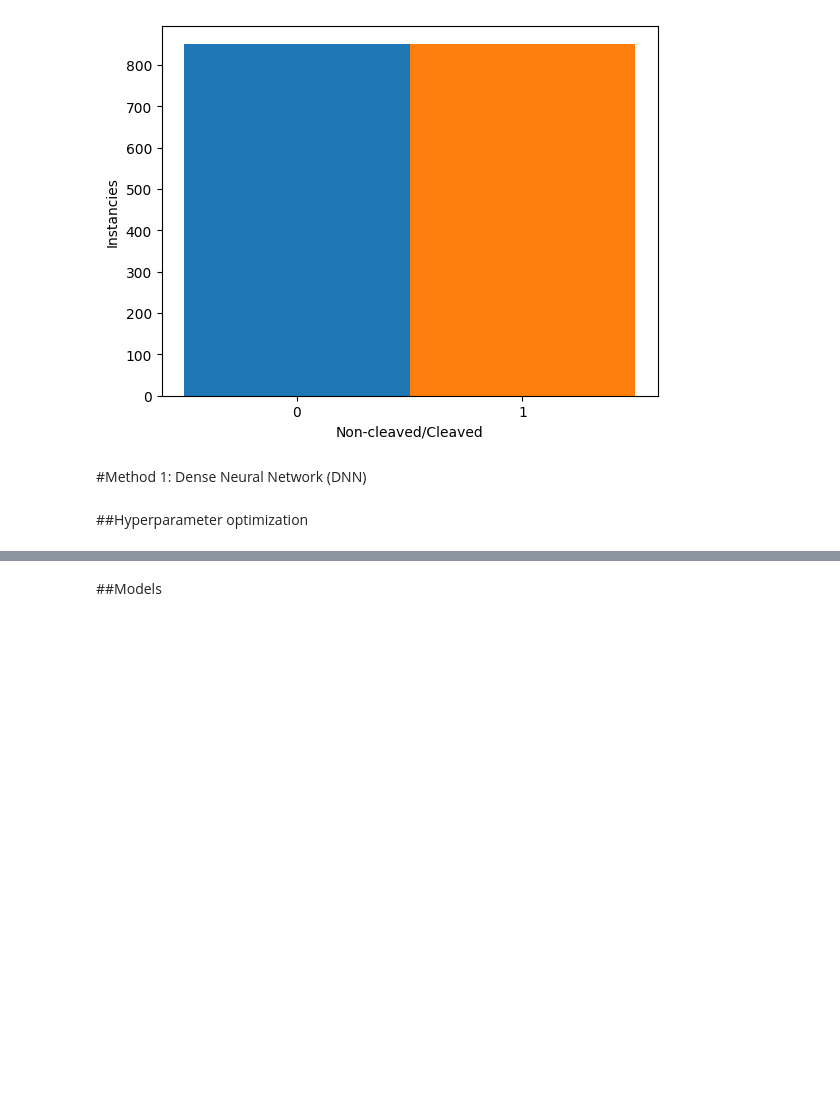
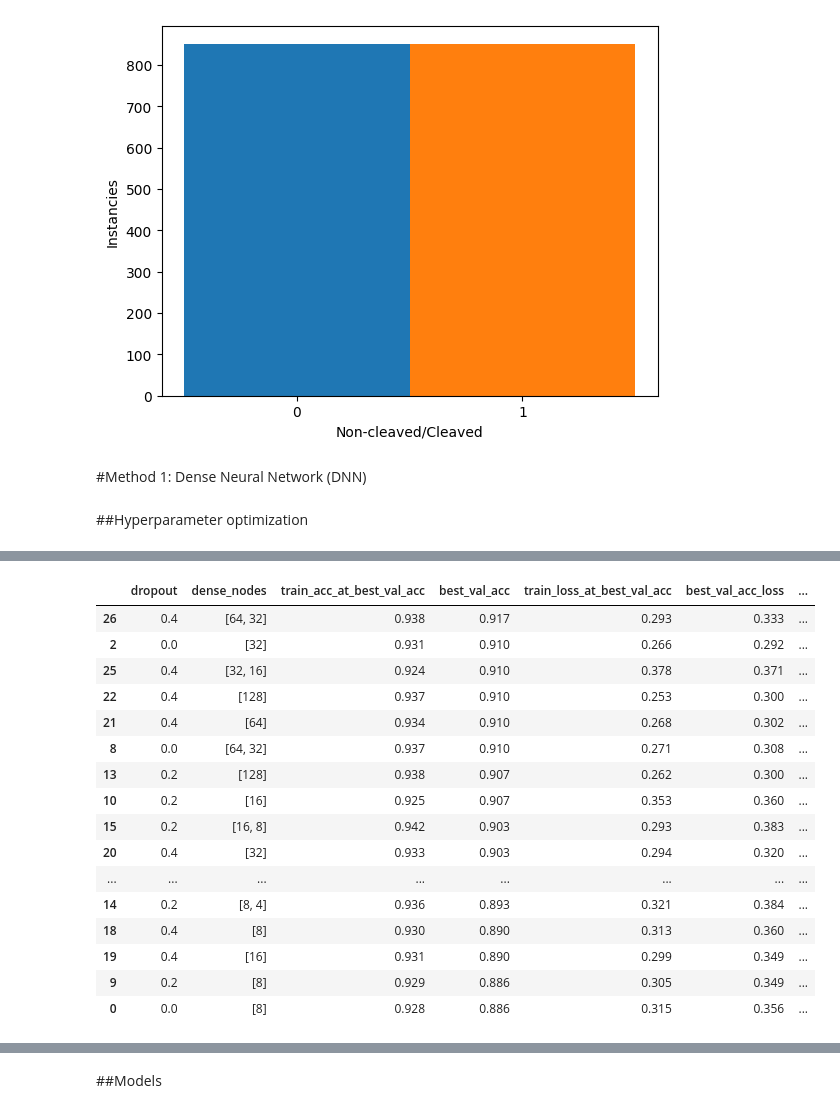
Before and after one commit to martinaturchini/HIV-1-cleavage-project, a Jupyter notebook: HIV_CLEAVAGE_project.ipynb, the cells around one changed output, grey strips where cells are left out. Saved outputs shown, nothing was run; the diff lists cells and outputs as text; code cells hidden in the pictures; blank space fills up the shorter version.

```diff
--- a/HIV_CLEAVAGE_project.ipynb
+++ b/HIV_CLEAVAGE_project.ipynb
@@ -197,3 +201,24 @@ y_train = equalized_train_df[equalized_train_df.columns[-1]].to_numpy()
 #Method 1: Dense Neural Network (DNN)
 # %% [markdown]
 ##Hyperparameter optimization
+# %%
+# The GridSearchCV method, from the Scikit-learn’s model selection package,
+# was used for the hyperparameter tuning.
+
+# define the grid search parameters
+param_space = {
+    'solver': ['lbfgs', 'sgd', 'adam'],
+    'alpha': [0.001, 0.01], #l2_lambda
+    'learning_rate_init': [0.001, 0.0001],
+    'batch_size' : [60, 64, 70],
+    'max_iter' : [30, 35, 40] #epochs
+}
+
+model = MLPClassifier(random_state=1, max_iter=100)
+
+grid_search = GridSearchCV(model, param_space, n_jobs=-1, cv=5)
+grid_search.fit(X_train, y_train)
+
+best_params = grid_search.best_params_
+print("Best hyperparameters", best_params)
+print("Best score", grid_search.best_score_)
@@ -318,15 +339,34 @@ Start run 78/243: Parameters: {'dropout': 0, 'l2_lambda': 0.01, 'learning_rate':
 # %%
 # Comparison between different combination to find the one which perform better.
 
 df_results = pd.DataFrame(search_results).sort_values(
     'best_val_acc', ascending=False)
 
 # removing the only one critical hyperparameter set
-df_results = df_results[df_results['train_acc_at_best_val_acc']>0.7]
-df_results = df_results[df_results['best_val_acc']>0.7]
+df_results = df_results[df_results['train_acc_at_best_val_acc']>0.8]
+df_results = df_results[df_results['best_val_acc']>0.8]
+df_results = df_results[df_results['best_val_epoch']>10]
 
 with pd.option_context('display.max_rows', None,
                        'display.max_columns', None,
                        'display.precision', 3,
                        ):
     display(df_results)
+# %% [output]
+|  | dropout | dense_nodes | train_acc_at_best_val_acc | best_val_acc | train_loss_at_best_val_acc | best_val_acc_loss | ... |
+| 26 | 0.4 | [64, 32] | 0.938 | 0.917 | 0.293 | 0.333 | ... |
+| 2 | 0.0 | [32] | 0.931 | 0.910 | 0.266 | 0.292 | ... |
+| 25 | 0.4 | [32, 16] | 0.924 | 0.910 | 0.378 | 0.371 | ... |
+| 22 | 0.4 | [128] | 0.937 | 0.910 | 0.253 | 0.300 | ... |
+| 21 | 0.4 | [64] | 0.934 | 0.910 | 0.268 | 0.302 | ... |
+| 8 | 0.0 | [64, 32] | 0.937 | 0.910 | 0.271 | 0.308 | ... |
+| 13 | 0.2 | [128] | 0.938 | 0.907 | 0.262 | 0.300 | ... |
+| 10 | 0.2 | [16] | 0.925 | 0.907 | 0.353 | 0.360 | ... |
+| 15 | 0.2 | [16, 8] | 0.942 | 0.903 | 0.293 | 0.383 | ... |
+| 20 | 0.4 | [32] | 0.933 | 0.903 | 0.294 | 0.320 | ... |
+| ... | ... | ... | ... | ... | ... | ... | ... |
+| 14 | 0.2 | [8, 4] | 0.936 | 0.893 | 0.321 | 0.384 | ... |
+| 18 | 0.4 | [8] | 0.930 | 0.890 | 0.313 | 0.360 | ... |
+| 19 | 0.4 | [16] | 0.931 | 0.890 | 0.299 | 0.349 | ... |
+| 9 | 0.2 | [8] | 0.929 | 0.886 | 0.305 | 0.349 | ... |
+| 0 | 0.0 | [8] | 0.928 | 0.886 | 0.315 | 0.356 | ... |
```
Also changed, not shown: parts of 29 cells of this notebook.
